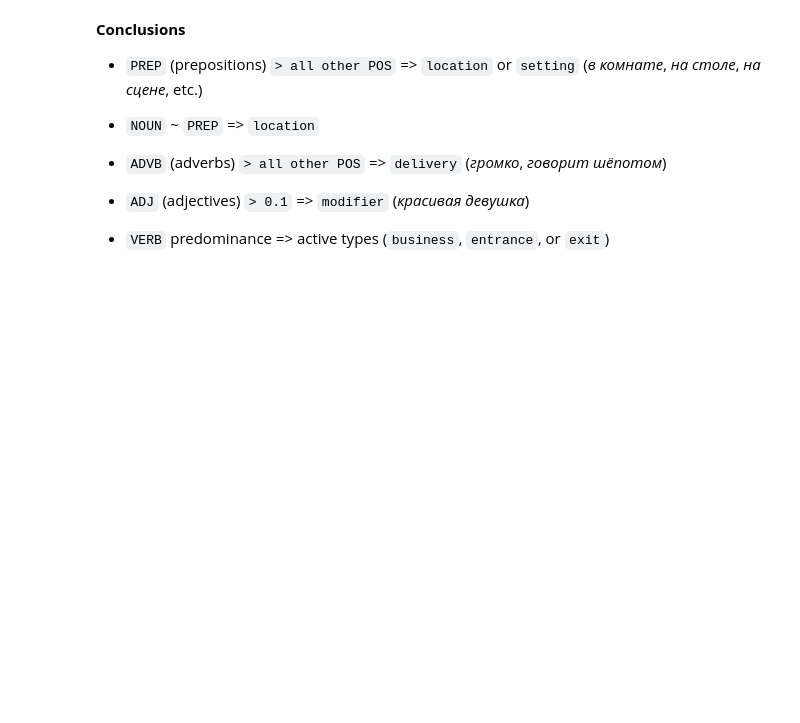
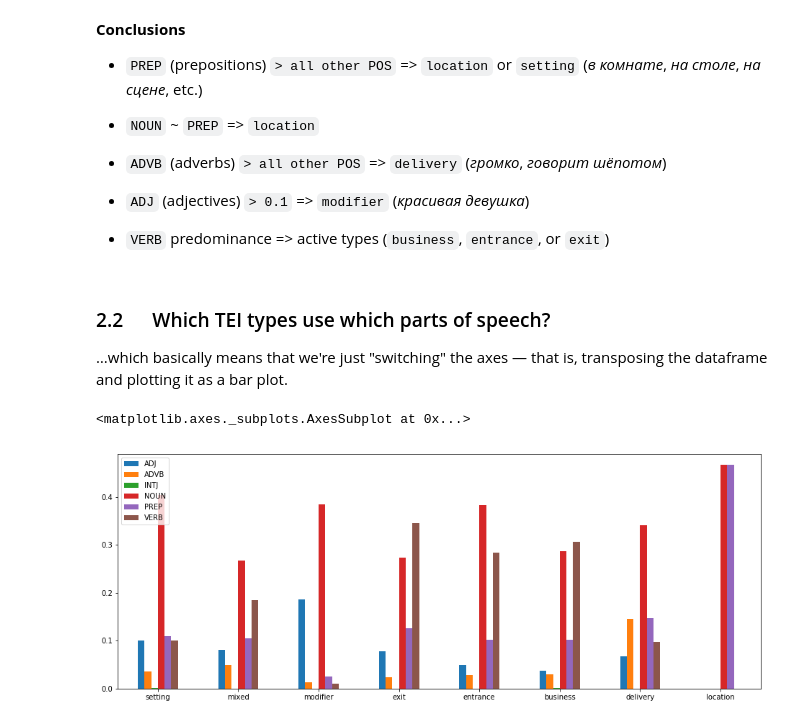
Before and after one commit to creaciond/russian-stage-classification, a Jupyter notebook: morphology-analysis.ipynb, the cells around one changed output. Cells and saved outputs as stored; diff of their text form; code cells hidden in the pictures; blank space fills up the shorter version.

Commit message:
add more bar charts

```diff
--- a/morphology-analysis.ipynb
+++ b/morphology-analysis.ipynb
@@ -97,3 +107,12 @@ df_type_pos_mean.plot.bar(rot=0, figsize=(16, 6))
 - `ADJ` (adjectives) `> 0.1` => `modifier` (_красивая девушка_)
 
 - `VERB` predominance => active types (`business`, `entrance`, or `exit`)
+# %% [markdown]
+### 2.2 &emsp; Which TEI types use which parts of speech?
+
+…which basically means that we're just "switching" the axes — that is, transposing the dataframe and plotting it as a bar plot.
+# %%
+df_type_pos_mean.transpose().plot.bar(rot=0, figsize=(16, 6))
+# %% [output]
+<matplotlib.axes._subplots.AxesSubplot at 0x...>
+[figure, added]
```
Also changed, not shown: parts of 6 cells of this notebook.
